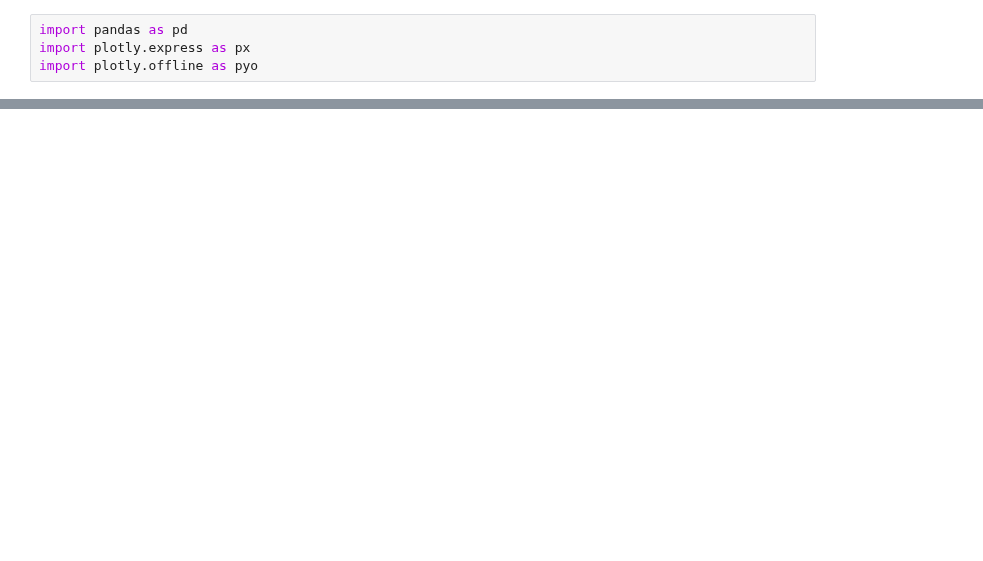
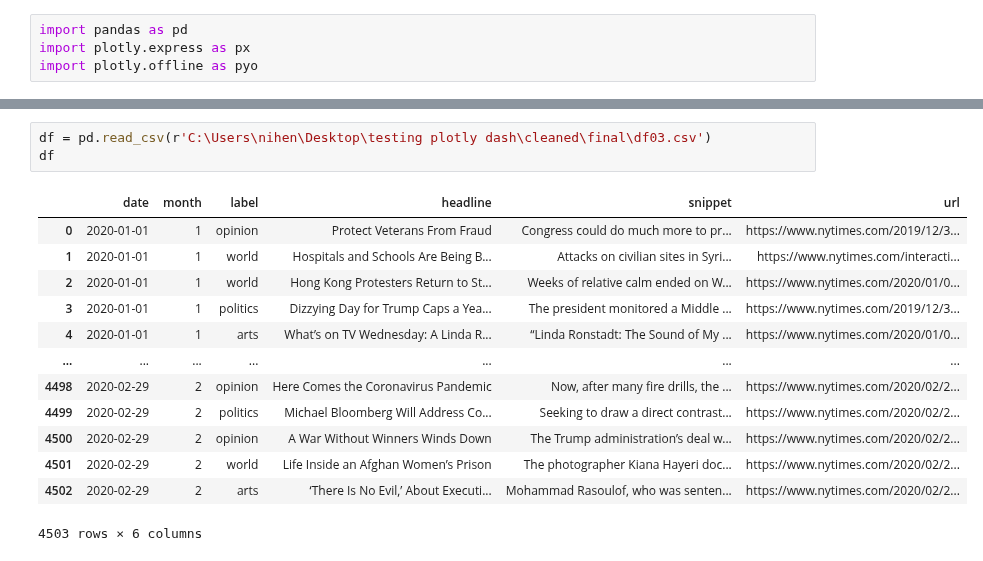
Before and after one commit to MEOW119X/Automated-News-Categorizer, a Jupyter notebook: notebook/archive/plotly.ipynb, the cells around one changed output, grey strips where cells are left out. Drawn from its saved outputs; the diff is of its cells as text; blank space fills up the shorter version.

```diff
--- a/notebook/archive/plotly.ipynb
+++ b/notebook/archive/plotly.ipynb
@@ -22,2 +5,19 @@ df
+# %%
+df = pd.read_csv(r'C:\Users\nihen\Desktop\testing plotly dash\cleaned\final\df03.csv')
+df
+# %% [output]
+|  | date | month | label | headline | snippet | url |
+| 0 | 2020-01-01 | 1 | opinion | Protect Veterans From Fraud | Congress could do much more to pr... | https://www.nytimes.com/2019/12/3... |
+| 1 | 2020-01-01 | 1 | world | Hospitals and Schools Are Being B... | Attacks on civilian sites in Syri... | https://www.nytimes.com/interacti... |
+| 2 | 2020-01-01 | 1 | world | Hong Kong Protesters Return to St... | Weeks of relative calm ended on W... | https://www.nytimes.com/2020/01/0... |
+| 3 | 2020-01-01 | 1 | politics | Dizzying Day for Trump Caps a Yea... | The president monitored a Middle ... | https://www.nytimes.com/2019/12/3... |
+| 4 | 2020-01-01 | 1 | arts | What’s on TV Wednesday: A Linda R... | “Linda Ronstadt: The Sound of My ... | https://www.nytimes.com/2020/01/0... |
+| ... | ... | ... | ... | ... | ... | ... |
+| 4498 | 2020-02-29 | 2 | opinion | Here Comes the Coronavirus Pandemic | Now, after many fire drills, the ... | https://www.nytimes.com/2020/02/2... |
+| 4499 | 2020-02-29 | 2 | politics | Michael Bloomberg Will Address Co... | Seeking to draw a direct contrast... | https://www.nytimes.com/2020/02/2... |
+| 4500 | 2020-02-29 | 2 | opinion | A War Without Winners Winds Down | The Trump administration’s deal w... | https://www.nytimes.com/2020/02/2... |
+| 4501 | 2020-02-29 | 2 | world | Life Inside an Afghan Women’s Prison | The photographer Kiana Hayeri doc... | https://www.nytimes.com/2020/02/2... |
+| 4502 | 2020-02-29 | 2 | arts | ‘There Is No Evil,’ About Executi... | Mohammad Rasoulof, who was senten... | https://www.nytimes.com/2020/02/2... |
+4503 rows × 6 columns
 # %%
 px.scatter(df,
```
Also changed, not shown: parts of 2 cells of this notebook.
